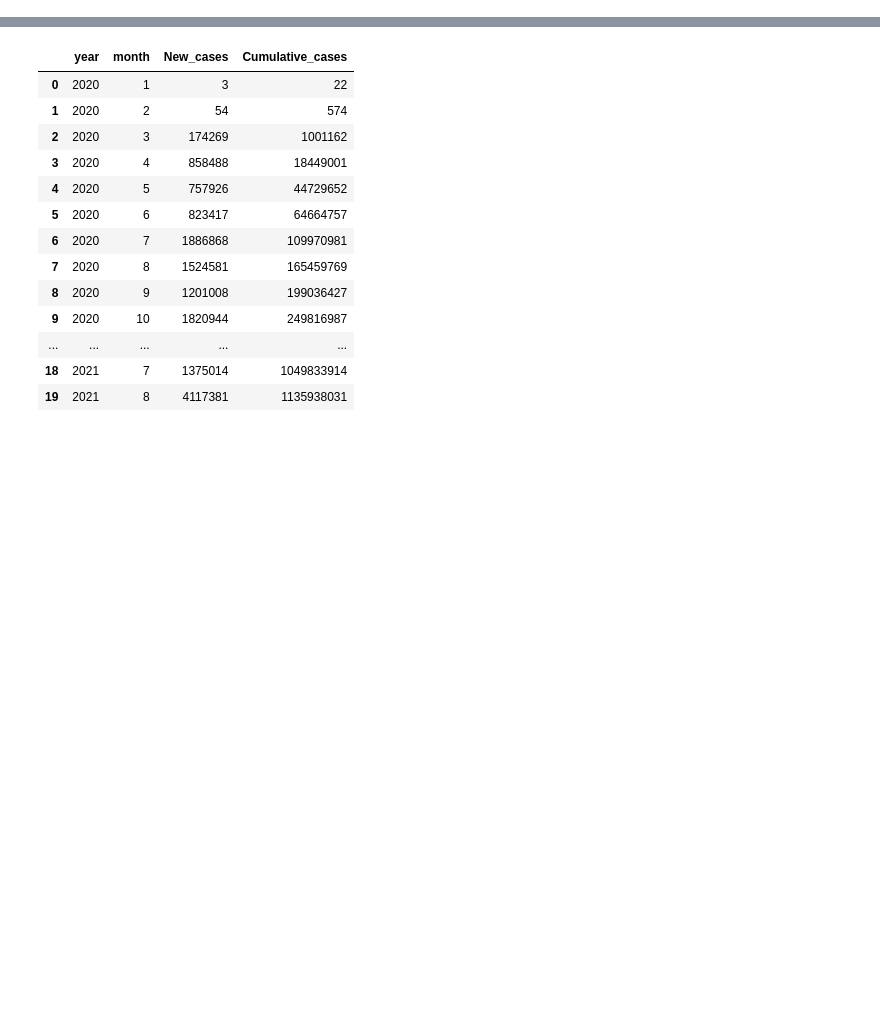
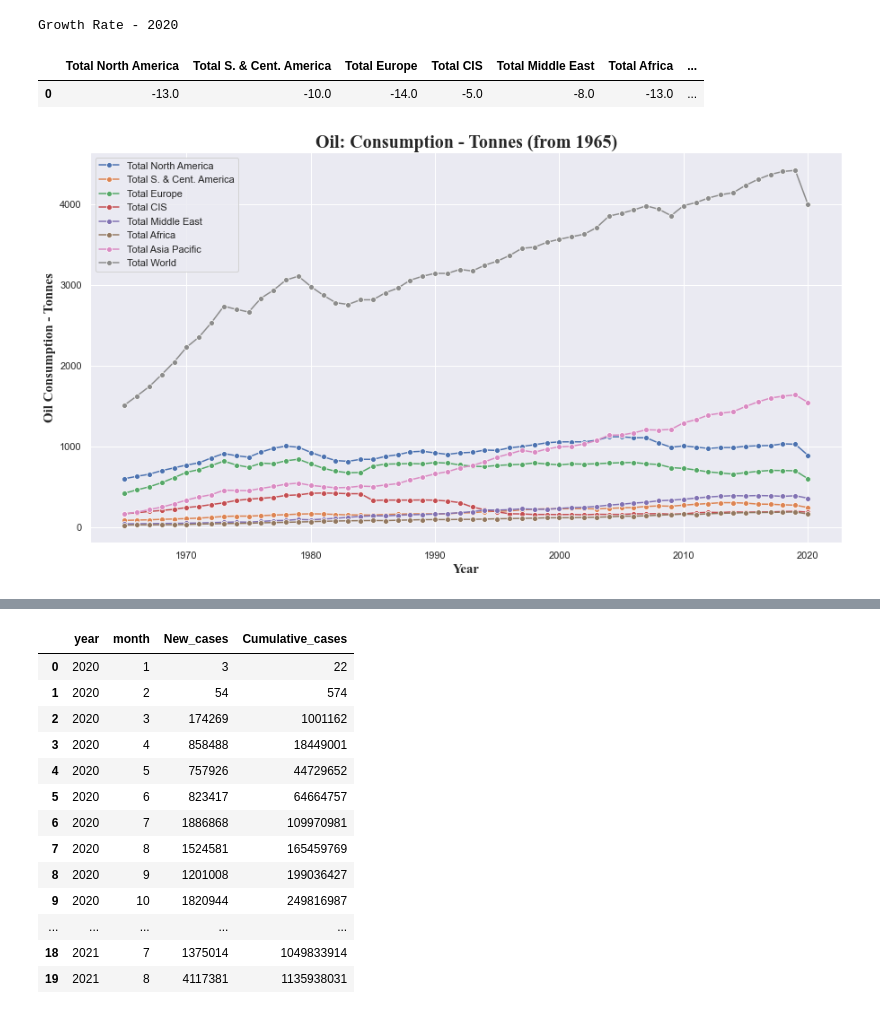
Before and after one commit to kasmita1205/2021Fall_finals, a Jupyter notebook: GlobalEnergyTrends.ipynb, the cells around one changed output, grey strips where cells are left out. Cells and saved outputs as stored; diff of their text form; code cells hidden in the pictures; blank space fills up the shorter version.

```diff
--- a/GlobalEnergyTrends.ipynb
+++ b/GlobalEnergyTrends.ipynb
@@ -10,0 +38,8 @@ import calendar
+# %%
+oil_consumption = main.plot_graph_file_name('Oil Consumption - Tonnes','Oil: Consumption - Tonnes (from 1965)')
+oil_consumption
+# %% [output]
+Growth Rate - 2020
+|  | Total North America | Total S. & Cent. America | Total Europe | Total CIS | Total Middle East | Total Africa | ... |
+| 0 | -13.0 | -10.0 | -14.0 | -5.0 | -8.0 | -13.0 | ... |
+[figure, added]
```
Also changed, not shown: parts of 15 cells of this notebook, 1 other file.
